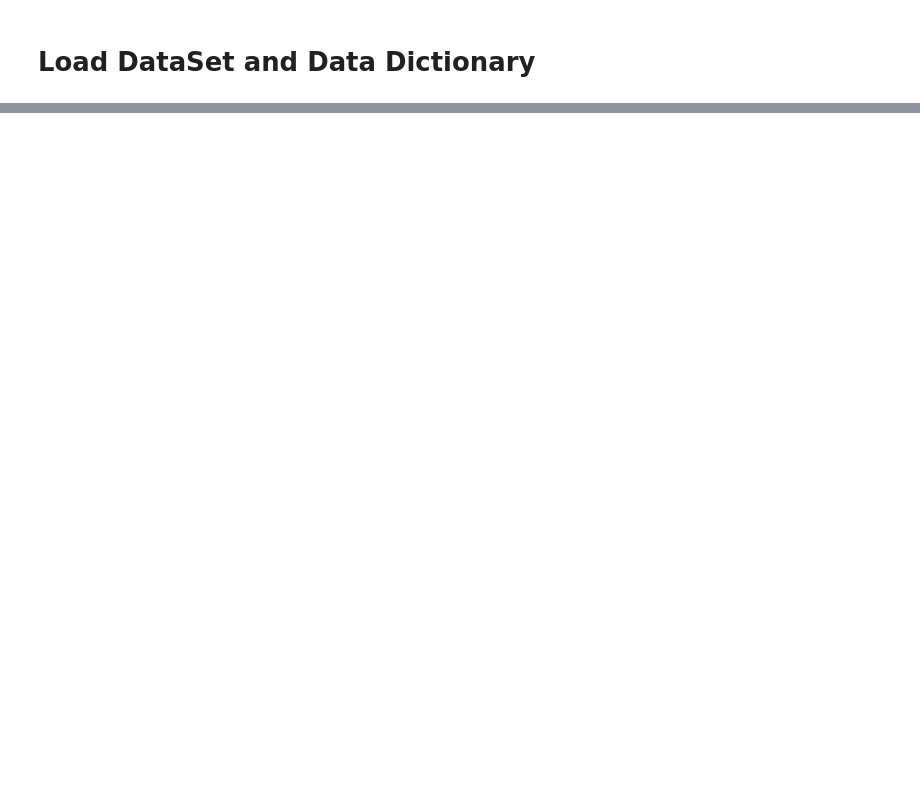
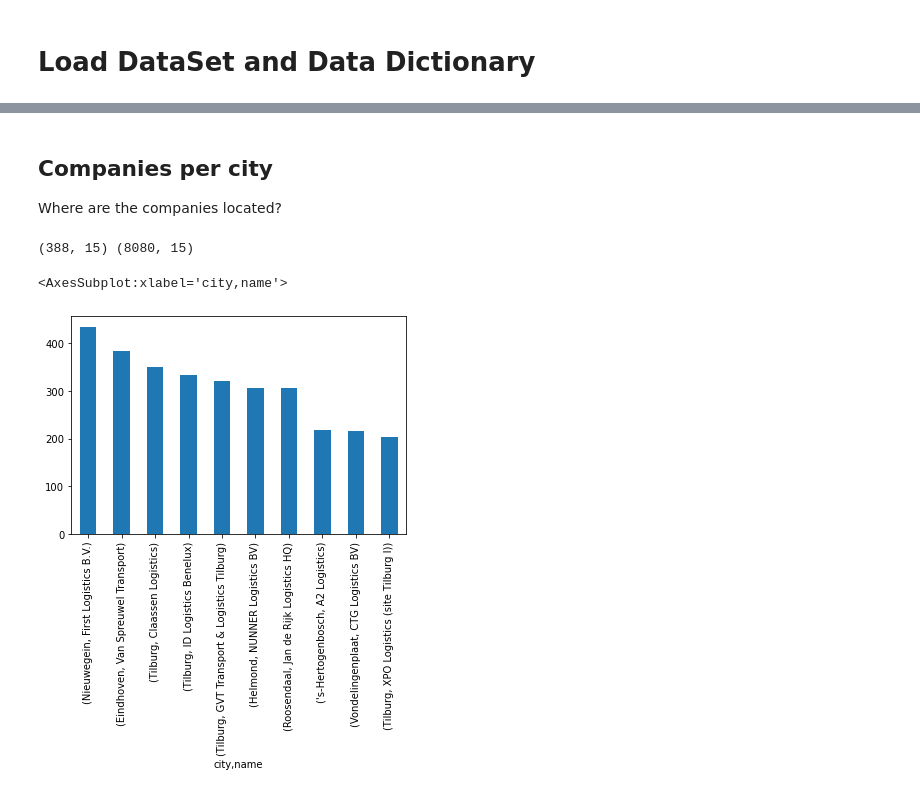
Before and after one commit to GSSaac/TOMlogistics, a Jupyter notebook: cm_WP1_DescriptiveStats.ipynb, the cells around one changed output, grey strips where cells are left out. Drawn from its saved outputs; the diff is of its cells as text; code cells hidden in the pictures; blank space fills up the shorter version.

Commit message:
C.I.MEZA updated plots

```diff
--- a/cm_WP1_DescriptiveStats.ipynb
+++ b/cm_WP1_DescriptiveStats.ipynb
@@ -128,0 +141,4 @@ array(['010 Logistics', 'EA logistics & moving'], dtype=object)
+# %%
+#most common locations?
+locations = Dataset.value_counts(["city", "name"])
+locations
@@ -128,0 +159,20 @@ array(['010 Logistics', 'EA logistics & moving'], dtype=object)
+# %% [markdown]
+## Companies per city
+Where are the companies located?
+# %%
+unique_companies = pd.DataFrame(Dataset).drop_duplicates(subset=["name"])
+# Only 388 unique companies?
+print(unique_companies.shape, Dataset.shape)
+
+companies_per_city = unique_companies.value_counts(["city"])
+# print(companies_per_city)
+
+#top 10 locations bar graphcompanies_per_city.head(10).plot(kind="bar")
+# %% [output]
+(388, 15) (8080, 15)
+# %%
+# Delete this?
+locations.head(10).plot(kind="bar")
+# %% [output]
+<AxesSubplot:xlabel='city,name'>
+[figure, added]
```
Also changed, not shown: parts of 16 cells of this notebook, 1 other file.
